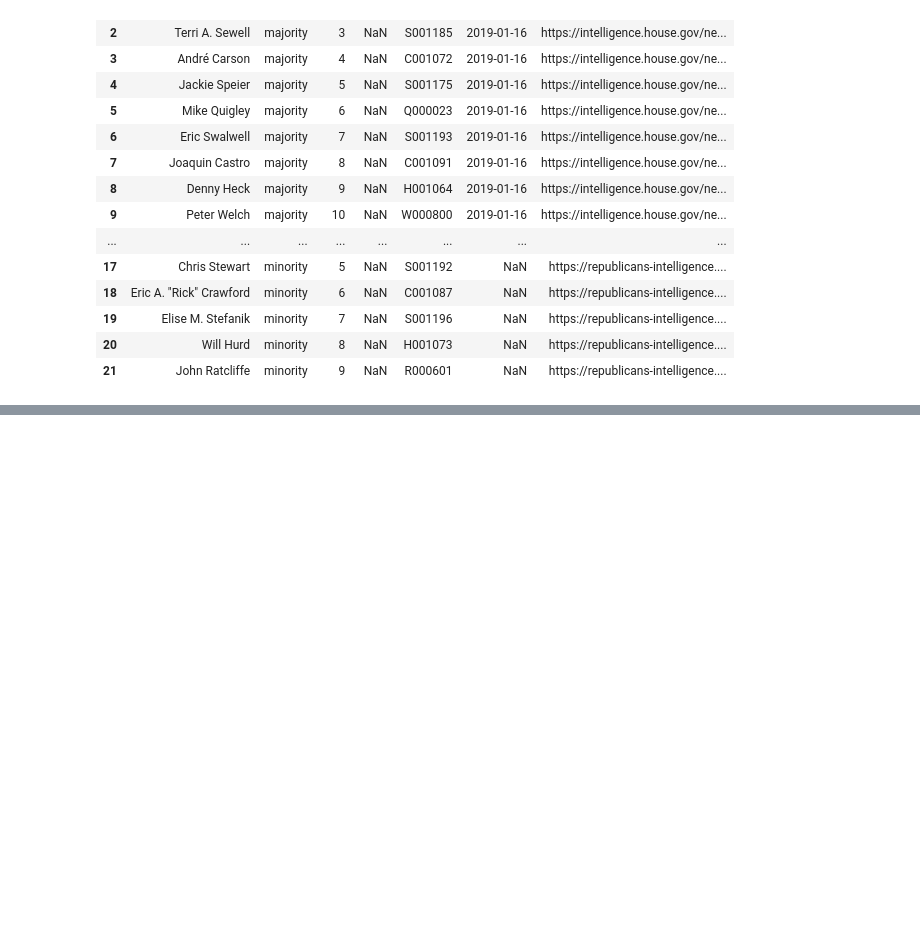
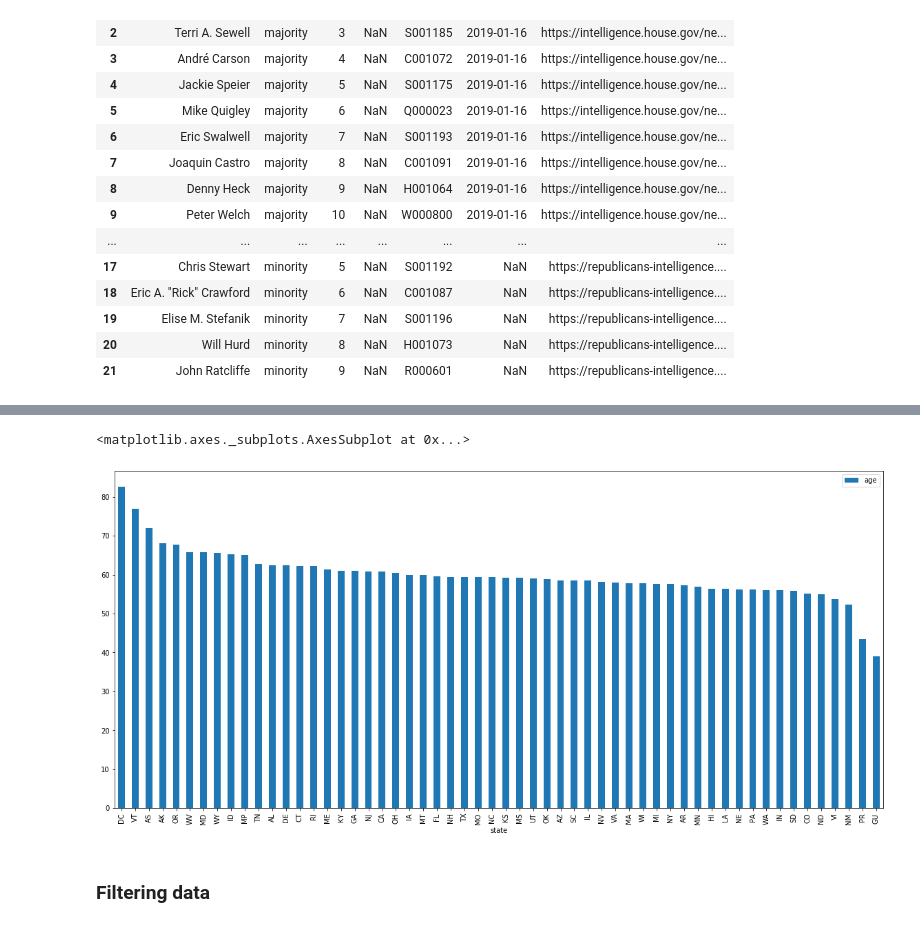
Before and after one commit to paulbruffett/python_class, a Jupyter notebook: A02_Data_Processing.ipynb, the cells around one changed output, grey strips where cells are left out. Drawn from its saved outputs; the diff is of its cells as text; code cells hidden in the pictures; blank space fills up the shorter version.

```diff
--- a/A02_Data_Processing.ipynb
+++ b/A02_Data_Processing.ipynb
@@ -228,0 +300,2 @@ hlig_committee.j
+# %%
+house_members['birthday'] = pd.to_datetime(house_members['birthday'])
@@ -228,0 +322,2 @@ hlig_committee.j
+# %%
+house_members['age'] = pd.datetime.now() - house_members['birthday']
@@ -228,0 +344,3 @@ hlig_committee.j
+# %%
+#working with timestamps in Pandas always strikes me as a bit weird and requires some googling
+house_members['age'] = house_members['age']/np.timedelta64(1, 'Y')
@@ -228,0 +385,8 @@ hlig_committee.j
+# %%
+#sorted and plotted
+house_members[['state','age']].groupby('state').mean().sort_values(by='age',ascending=False).plot(kind='bar',figsize=(20,9))
+# %% [output]
+<matplotlib.axes._subplots.AxesSubplot at 0x...>
+[figure, added]
+# %% [markdown]
+### Filtering data
```
Also changed, not shown: parts of 25 cells of this notebook.
